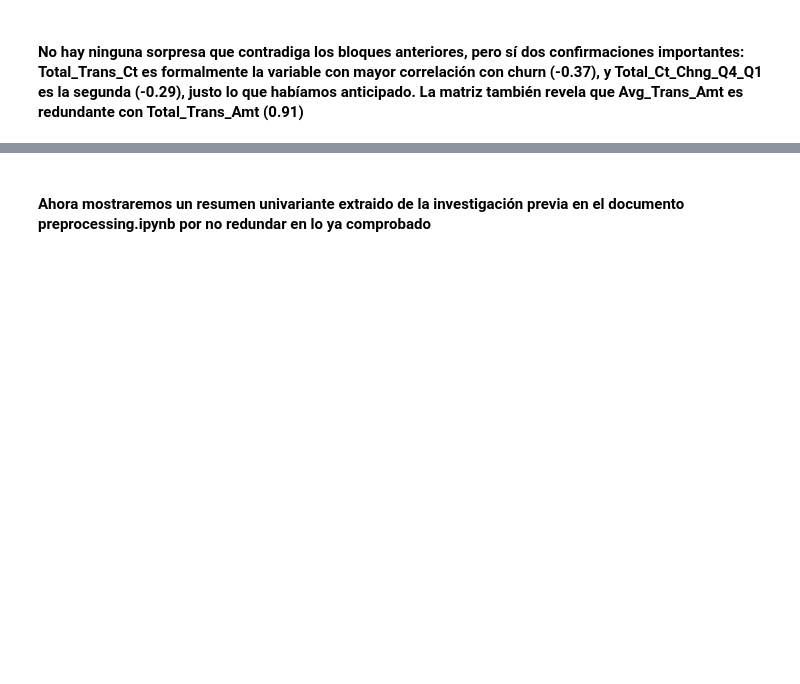
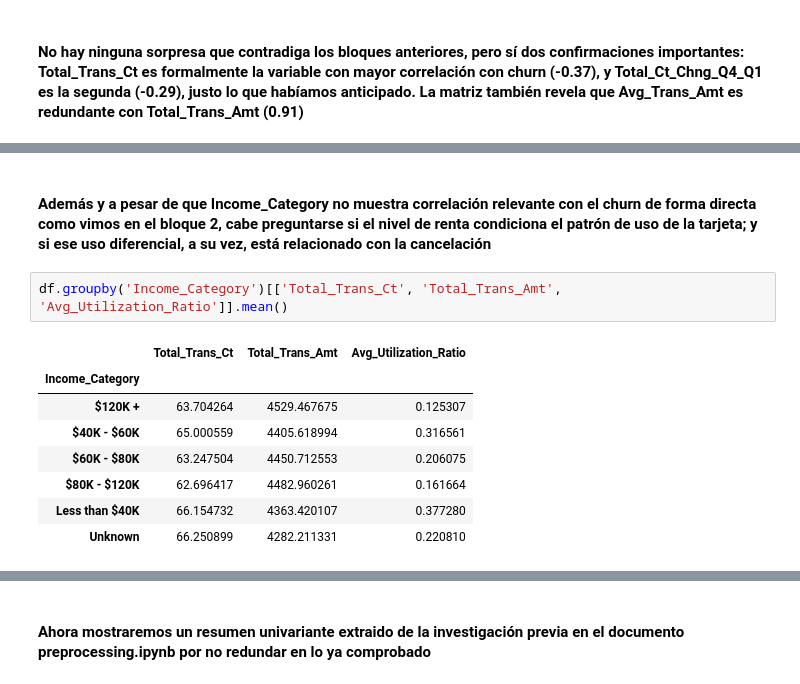
Before and after one commit to Dende8/Credit_Card_Churners, a Jupyter notebook: notebooks/eda.ipynb, the cells around one changed output, grey strips where cells are left out. Saved outputs shown, nothing was run; the diff lists cells and outputs as text; blank space fills up the shorter version.

```diff
--- a/notebooks/eda.ipynb
+++ b/notebooks/eda.ipynb
@@ -437,0 +451,13 @@ plt.show()
+# %% [markdown]
+#### Además y a pesar de que Income_Category no muestra correlación relevante con el churn de forma directa como vimos en el bloque 2, cabe preguntarse si el nivel de renta condiciona el patrón de uso de la tarjeta; y si ese uso diferencial, a su vez, está relacionado con la cancelación
+# %%
+df.groupby('Income_Category')[['Total_Trans_Ct', 'Total_Trans_Amt', 'Avg_Utilization_Ratio']].mean()
+# %% [output]
+|  | Total_Trans_Ct | Total_Trans_Amt | Avg_Utilization_Ratio |
+| Income_Category |  |  |  |
+| $120K + | 63.704264 | 4529.467675 | 0.125307 |
+| $40K - $60K | 65.000559 | 4405.618994 | 0.316561 |
+| $60K - $80K | 63.247504 | 4450.712553 | 0.206075 |
+| $80K - $120K | 62.696417 | 4482.960261 | 0.161664 |
+| Less than $40K | 66.154732 | 4363.420107 | 0.377280 |
+| Unknown | 66.250899 | 4282.211331 | 0.220810 |
```
Also changed, not shown: parts of 6 cells of this notebook.
